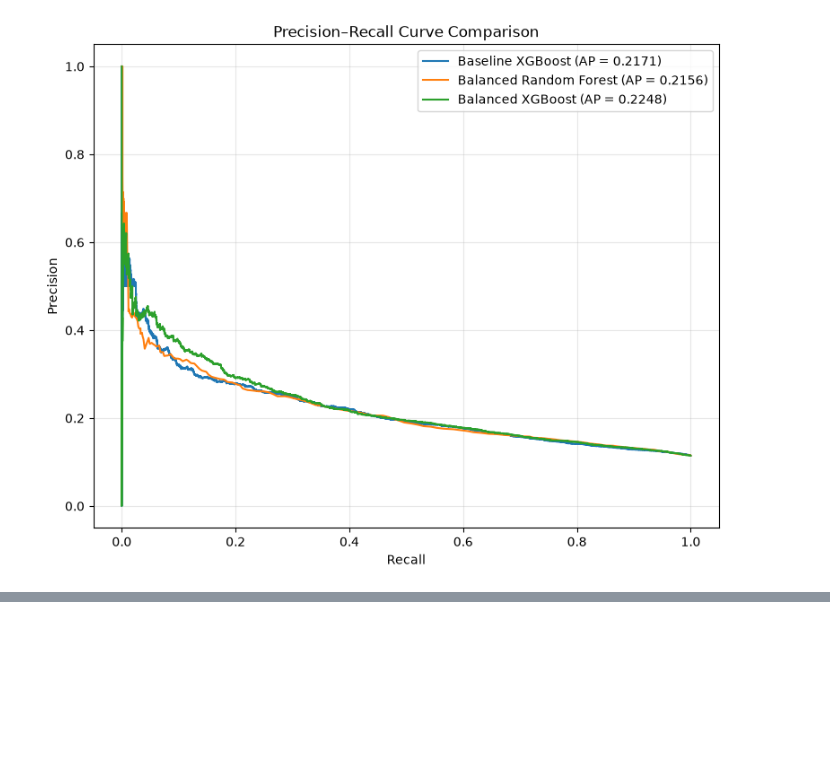
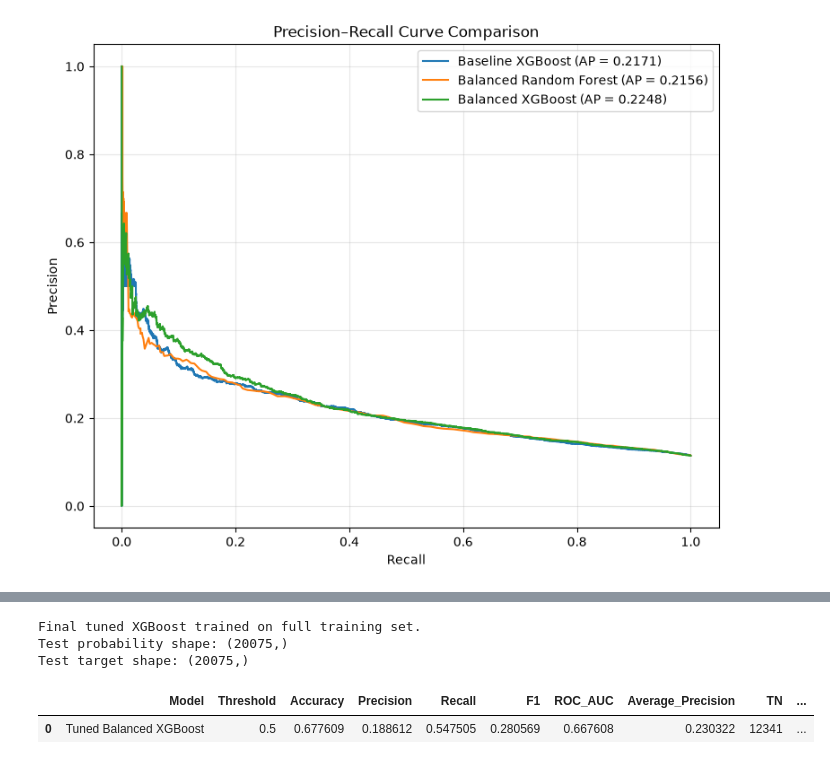
Before and after one commit to amanchaurasia512/diabetes-130-hospitals, a Jupyter notebook: Notebook/04_machine_learning_modeling.ipynb, the cells around one changed output, grey strips where cells are left out. Cells and saved outputs as stored; diff of their text form; code cells hidden in the pictures; blank space fills up the shorter version.

```diff
--- a/Notebook/04_machine_learning_modeling.ipynb
+++ b/Notebook/04_machine_learning_modeling.ipynb
@@ -7474,0 +8056,31 @@ plt.show()
+# %%
+final_tuned_xgb = clone(tuned_balanced_xgb_pipeline)
+
+final_tuned_xgb.fit(
+    X_train,
+    y_train
+)
+
+print("Final tuned XGBoost trained on full training set.")
+
+y_prob_final_tuned_xgb = final_tuned_xgb.predict_proba(
+    X_test
+)[:, 1]
+
+print("Test probability shape:", y_prob_final_tuned_xgb.shape)
+print("Test target shape:", y_test.shape)
+
+final_tuned_xgb_results = evaluate_model(
+    model_name="Tuned Balanced XGBoost",
+    y_true=y_test,
+    y_prob=y_prob_final_tuned_xgb,
+    threshold=best_threshold_tuned_xgb
+)
+
+pd.DataFrame([final_tuned_xgb_results])
+# %% [output]
+Final tuned XGBoost trained on full training set.
+Test probability shape: (20075,)
+Test target shape: (20075,)
+|  | Model | Threshold | Accuracy | Precision | Recall | F1 | ROC_AUC | Average_Precision | TN | ... |
+| 0 | Tuned Balanced XGBoost | 0.5 | 0.677609 | 0.188612 | 0.547505 | 0.280569 | 0.667608 | 0.230322 | 12341 | ... |
```
Also changed, not shown: parts of 18 cells of this notebook.
